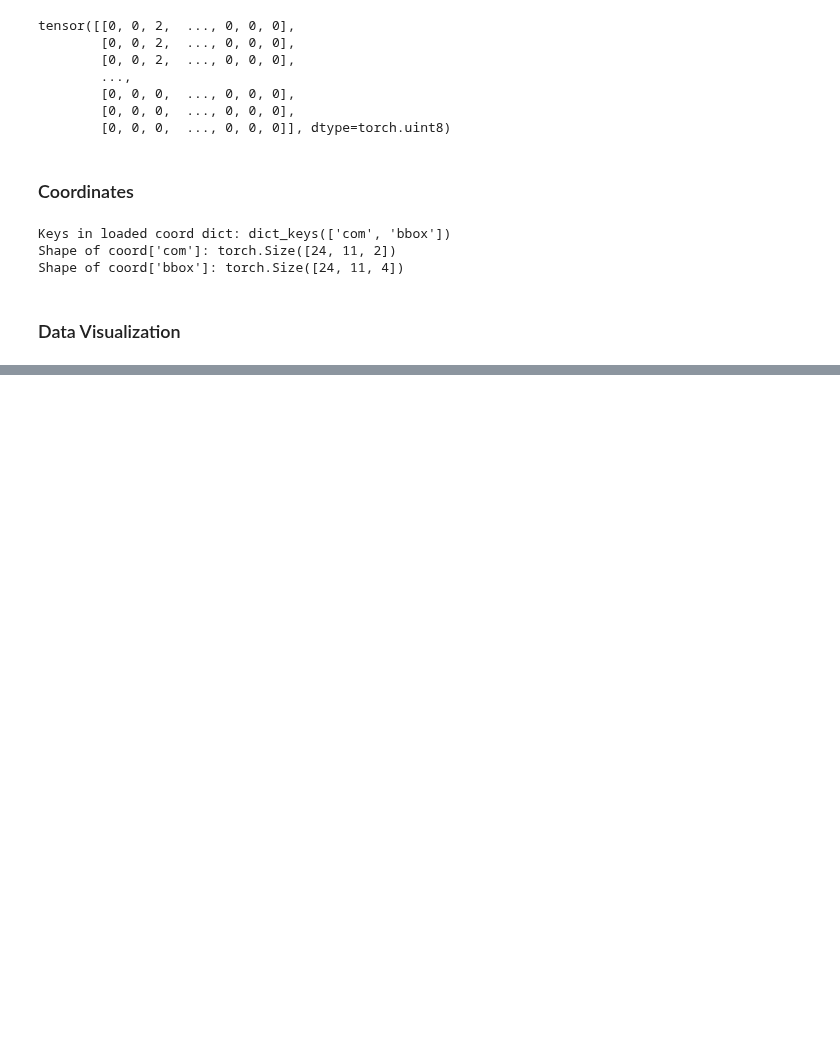
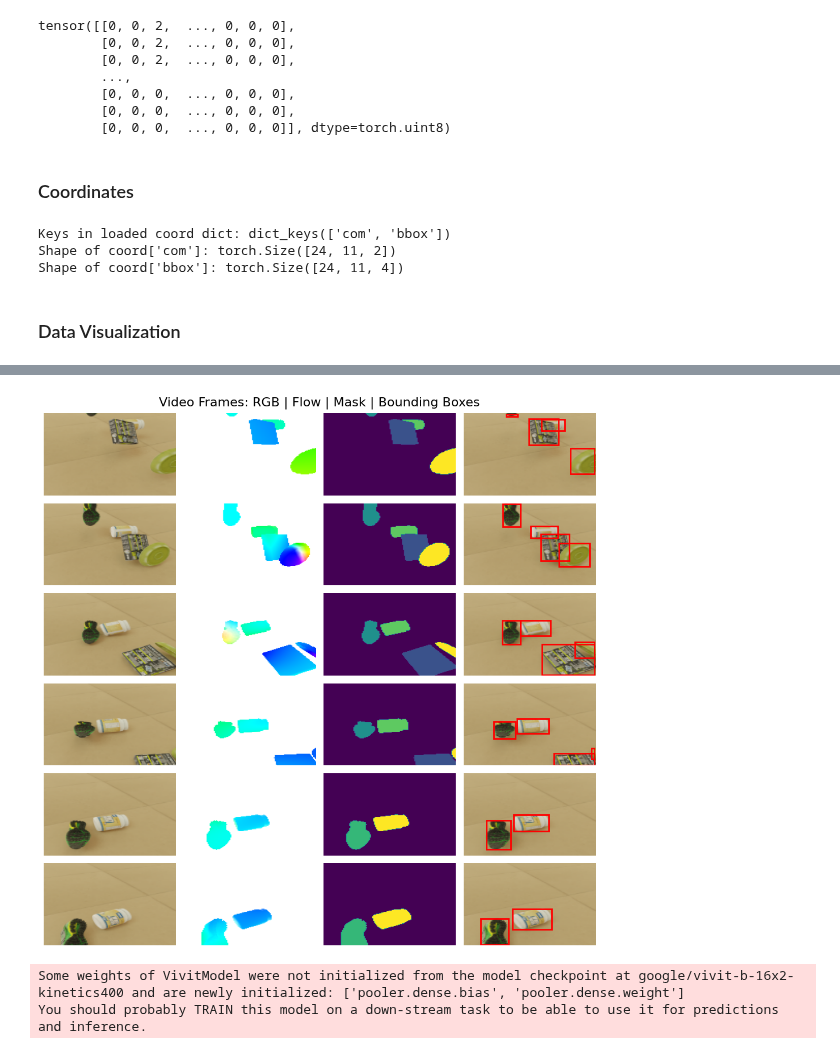
Before and after one commit to Cuda-Vision-Lab/CudaVisionSS2025, a Jupyter notebook: src/CourseProject/src/loader/dataLoader.ipynb, the cells around one changed output, grey strips where cells are left out. Saved outputs shown, nothing was run; the diff lists cells and outputs as text; code cells hidden in the pictures; blank space fills up the shorter version.

Commit message:
improved data visualization

```diff
--- a/src/CourseProject/src/loader/dataLoader.ipynb
+++ b/src/CourseProject/src/loader/dataLoader.ipynb
@@ -4,11 +14,7 @@
 # %%
-from MoviDataset import MoviDataset
-from torch.utils.data import DataLoader
-from matplotlib import pyplot as plt
-from torchvision import io
-import torch
+
 path='/home/nfs/inf6/data/datasets/MOVi/movi_c/'
-video_dataset= MoviDataset(path,split='validation')
+video_dataset= MoviDataset.MoviDataset(path,split='validation')
 BATCH_SIZE = 32
 video_loader = DataLoader(dataset=video_dataset,
                           batch_size=BATCH_SIZE,
@@ -124,0 +84,68 @@ BATCH Video number: 1, read frames count: 24
+# %%
+coords, masks, rgbs, flows = next(iter(video_loader))
+
+idx = np.random.randint(0, BATCH_SIZE) #select a random video in the batch
+
+video_frames_data = video_dataset.get_video_frame_labels(coords['com'][idx],
+                                                        coords['bbox'][idx],
+                                                        masks['masks'][idx],
+                                                        rgbs[idx],
+                                                        flows[idx])
+
+# 24 frames x 4 columns (RGB, Flow, Mask, BBox)
+fig, axes = plt.subplots(6, 4, figsize=(10, 10))
+fig.suptitle('Video Frames: RGB | Flow | Mask | Bounding Boxes', fontsize=16)
+
+i = 0
+
+for frame_idx in range(1,len(video_frames_data),4):
+    coord, bbox, mask, rgb, flow = video_frames_data[frame_idx]
+
+    # RGB image
+    axes[i, 0].imshow((rgb).clamp(0, 255).permute(1,2,0).byte().numpy())
+    axes[i, 0].axis("off")
+    # axes[i, 0].set_title(f"RGB Frame {frame_idx}")
+    axes[i, 0].set_aspect('auto')
+
+    # Flow image
+    axes[i, 1].imshow((flow).clamp(0, 255).permute(1,2,0).byte().numpy())
+    axes[i, 1].axis("off")
+    # axes[i, 1].set_title(f"Flow Frame {frame_idx}")
+    axes[i, 1].set_aspect('auto')
+
+
+    # Mask image
+    axes[i, 2].imshow((mask).clamp(0, 255).byte().numpy())
+    axes[i, 2].axis("off")
+    # axes[i, 2].set_title(f"Mask Frame {frame_idx}")
+    axes[i, 2].set_aspect('auto')
+
+
+    # Bounding boxes visualization
+    axes[i, 3].imshow((rgb).clamp(0, 255).permute(1,2,0).byte().numpy())
+    axes[i, 3].axis("off")
+    # axes[i, 3].set_title(f"BBox Frame {frame_idx}")
+    axes[i, 3].set_aspect('auto')
+
+
+            # Draw bounding boxes
+    for obj_idx in range(bbox.shape[0]):
+        x1, y1, x2, y2 = bbox[obj_idx].tolist()
+        width, height = x2 - x1, y2 - y1
+        rect = patches.Rectangle((x1, y1), width, height, linewidth=2, edgecolor='red', facecolor='none')
+        axes[i, 3].add_patch(rect)
+
+    i += 1
+
+# Remove whitespace between columns and rows
+plt.subplots_adjust(wspace=25, hspace=25)
+plt.tight_layout(pad=1)
+plt.show()
+# %% [output]
+[figure, added]
+# %%
+from transformers import VivitModel, VivitConfig
+model = VivitModel.from_pretrained("google/vivit-b-16x2-kinetics400", attn_implementation="sdpa", dtype=torch.float16)
+# %% [output]
+Some weights of VivitModel were not initialized from the model checkpoint at google/vivit-b-16x2-kinetics400 and are newly initialized: ['pooler.dense.bias', 'pooler.dense.weight']
+You should probably TRAIN this model on a down-stream task to be able to use it for predictions and inference.
```
Also changed, not shown: parts of 8 cells of this notebook.
